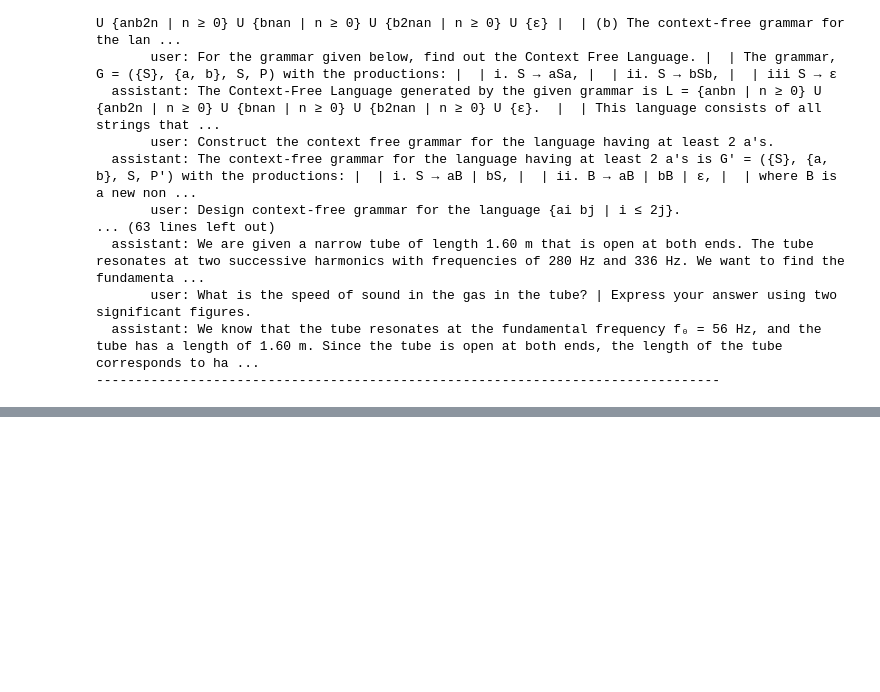
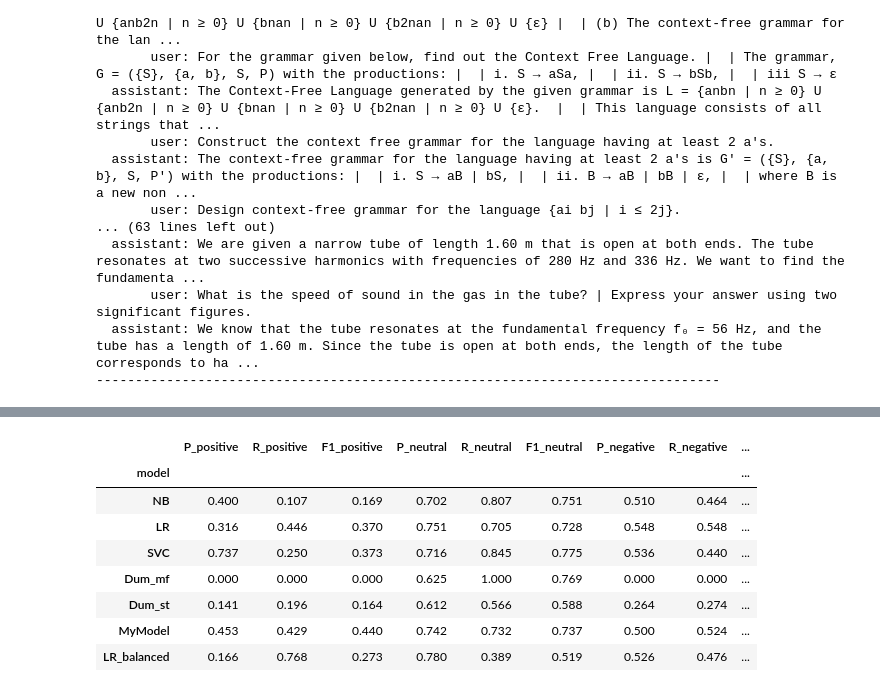
Before and after one commit to Half-Head/ML_homework, a Jupyter notebook: hw1/2_reactions.ipynb, the cells around one changed output, grey strips where cells are left out. Saved outputs shown, nothing was run; the diff lists cells and outputs as text; code cells hidden in the pictures; blank space fills up the shorter version.

```diff
--- a/hw1/2_reactions.ipynb
+++ b/hw1/2_reactions.ipynb
@@ -703,0 +768,12 @@ TRUE:  neutral | PRED: negative
+# %%
+vect = TfidfVectorizer(ngram_range=(1, 2), sublinear_tf=True)
+X_train_balanced_tfidf = vect.fit_transform(X_train_balanced)
+x_test_b_tfidf = vect.transform(X_test)
+
+logreg_balanced = LogisticRegression(class_weight="balanced", max_iter=5000, C=0.01, random_state=SEED)
+logreg_balanced.fit(X_train_balanced_tfidf, y_train_balanced)
+
+LRB_PATH = os.path.join("artifacts", "reactions", "logreg_balanced.joblib")
+save_model({"model": logreg_balanced, "vectorizer": vect}, LRB_PATH)
+
+y_pred_logreg_balanced = logreg_balanced.predict(x_test_b_tfidf)
@@ -703,0 +782,5 @@ TRUE:  neutral | PRED: negative
+# %%
+metrics_models.append(calculate_metrics(y_test, y_pred_logreg_balanced, LABELS))
+
+metrics_models_df = pd.DataFrame(metrics_models, index=["NB", "LR", "SVC", "Dum_mf", "Dum_st", "MyModel", "LR_balanced"]).sort_values("macro-f1", ascending=False)
+metrics_models_df
@@ -703,0 +796,26 @@ TRUE:  neutral | PRED: negative
+# %%
+per_class_rows = []
+for name, m in zip(
+    ["NB", "LR", "SVC", "Dum_mf", "Dum_st", "MyModel", "LR_balanced"],
+    metrics_models,
+):
+    pcm = m["per_class_metrics"]
+    row = {"model": name}
+    for cls in ["positive", "neutral", "negative"]:
+        row[f"P_{cls}"] = round(pcm[f"precision_{cls}"], 3)
+        row[f"R_{cls}"] = round(pcm[f"recall_{cls}"], 3)
+        row[f"F1_{cls}"] = round(pcm[f"f1_{cls}"], 3)
+    per_class_rows.append(row)
+
+per_class_df = pd.DataFrame(per_class_rows).set_index("model")
+per_class_df
+# %% [output]
+|  | P_positive | R_positive | F1_positive | P_neutral | R_neutral | F1_neutral | P_negative | R_negative | ... |
+| model |  |  |  |  |  |  |  |  | ... |
+| NB | 0.400 | 0.107 | 0.169 | 0.702 | 0.807 | 0.751 | 0.510 | 0.464 | ... |
+| LR | 0.316 | 0.446 | 0.370 | 0.751 | 0.705 | 0.728 | 0.548 | 0.548 | ... |
+| SVC | 0.737 | 0.250 | 0.373 | 0.716 | 0.845 | 0.775 | 0.536 | 0.440 | ... |
+| Dum_mf | 0.000 | 0.000 | 0.000 | 0.625 | 1.000 | 0.769 | 0.000 | 0.000 | ... |
+| Dum_st | 0.141 | 0.196 | 0.164 | 0.612 | 0.566 | 0.588 | 0.264 | 0.274 | ... |
+| MyModel | 0.453 | 0.429 | 0.440 | 0.742 | 0.732 | 0.737 | 0.500 | 0.524 | ... |
+| LR_balanced | 0.166 | 0.768 | 0.273 | 0.780 | 0.389 | 0.519 | 0.526 | 0.476 | ... |
```
Also changed, not shown: parts of 7 cells of this notebook, 9 other files.
